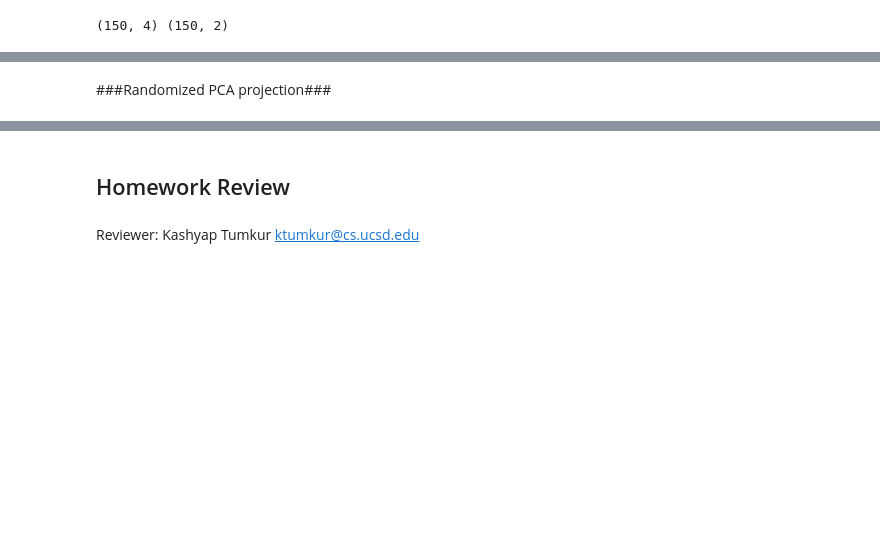
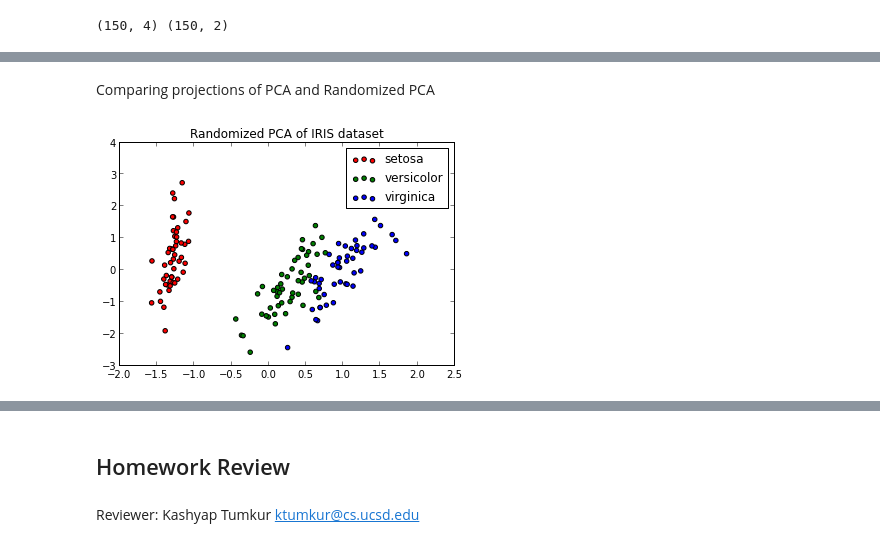
Before and after one commit to vineelpratap/UCSD_BigData, a Jupyter notebook: notebooks/sklearn_Yoav/06_iris_dimensionality.ipynb, the cells around one changed output, grey strips where cells are left out. Saved outputs shown, nothing was run; the diff lists cells and outputs as text; code cells hidden in the pictures; blank space fills up the shorter version.

```diff
--- a/notebooks/sklearn_Yoav/06_iris_dimensionality.ipynb
+++ b/notebooks/sklearn_Yoav/06_iris_dimensionality.ipynb
@@ -279,3 +310,7 @@ array([[  1.00000000e+00,  -1.19534012e-16],
-# %% [markdown]
-###Randomized PCA projection###
+# %% [markdown]
+Comparing projections of PCA and Randomized PCA
+# %%
+plot_PCA_2D(X_rand_pca, iris.target, iris.target_names, "Randomized PCA of IRIS dataset")
+# %% [output]
+[figure, added]
 # %%
```
Also changed, not shown: parts of 29 cells of this notebook, 5 other files.
